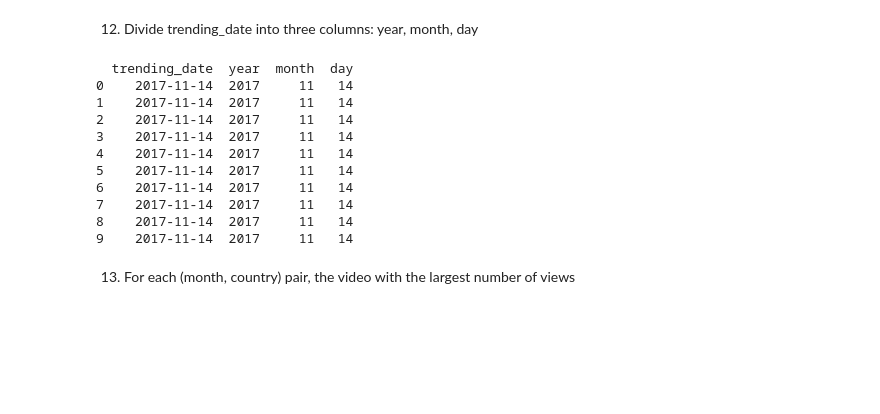
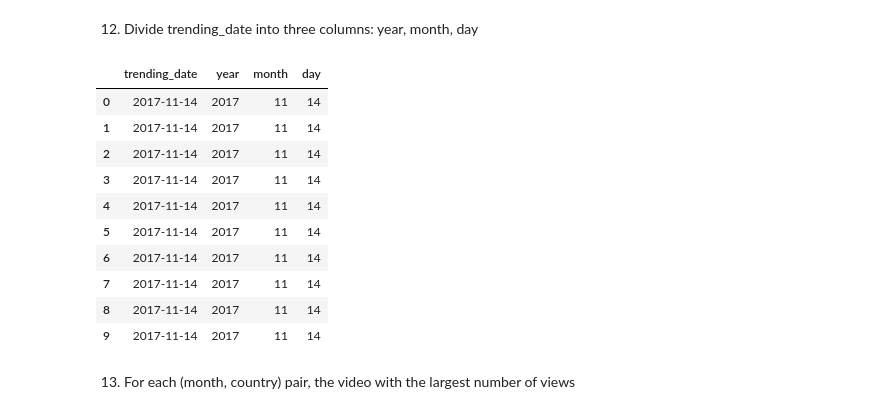
Before and after one commit to DianaCarboneRadchenko/Computer-Science-Project, a Jupyter notebook: ProjectCS.ipynb, the cells around one changed output. Cells and saved outputs as stored; diff of their text form; code cells hidden in the pictures; blank space fills up the shorter version.

```diff
--- a/ProjectCS.ipynb
+++ b/ProjectCS.ipynb
@@ -303,28 +298,27 @@ display(top_videos[['trending_date', 'Country', 'title', 'views']].head(20))
 # %% [markdown]
 12. Divide trending_date into three columns: year, month, day
 # %%
-# Converti trending_date con formato corretto
-df['trending_date'] = pd.to_datetime(df['trending_date'], format='%y.%d.%m', errors='coerce')
+#converto la colonna tranding_date in formato corretto
+df['trending_date'] = pd.to_datetime(df['trending_date'], format='%y.%d.%m')
 
-# Estrai anno, mese, giorno
+# Estraggo anno, mese, giorno
 df['year'] = df['trending_date'].dt.year
 df['month'] = df['trending_date'].dt.month
 df['day'] = df['trending_date'].dt.day
 
-# Controlla
-print(df[['trending_date', 'year', 'month', 'day']].head(10))
+display(df[['trending_date', 'year', 'month', 'day']].head(10))
 # %% [output]
-  trending_date  year  month  day
-0    2017-11-14  2017     11   14
-1    2017-11-14  2017     11   14
-2    2017-11-14  2017     11   14
-3    2017-11-14  2017     11   14
-4    2017-11-14  2017     11   14
-5    2017-11-14  2017     11   14
-6    2017-11-14  2017     11   14
-7    2017-11-14  2017     11   14
-8    2017-11-14  2017     11   14
-9    2017-11-14  2017     11   14
+|  | trending_date | year | month | day |
+| 0 | 2017-11-14 | 2017 | 11 | 14 |
+| 1 | 2017-11-14 | 2017 | 11 | 14 |
+| 2 | 2017-11-14 | 2017 | 11 | 14 |
+| 3 | 2017-11-14 | 2017 | 11 | 14 |
+| 4 | 2017-11-14 | 2017 | 11 | 14 |
+| 5 | 2017-11-14 | 2017 | 11 | 14 |
+| 6 | 2017-11-14 | 2017 | 11 | 14 |
+| 7 | 2017-11-14 | 2017 | 11 | 14 |
+| 8 | 2017-11-14 | 2017 | 11 | 14 |
+| 9 | 2017-11-14 | 2017 | 11 | 14 |
 # %% [markdown]
 13. For each (month, country) pair, the video with the largest number of views
 # %%
```
Also changed, not shown: parts of 16 cells of this notebook.
